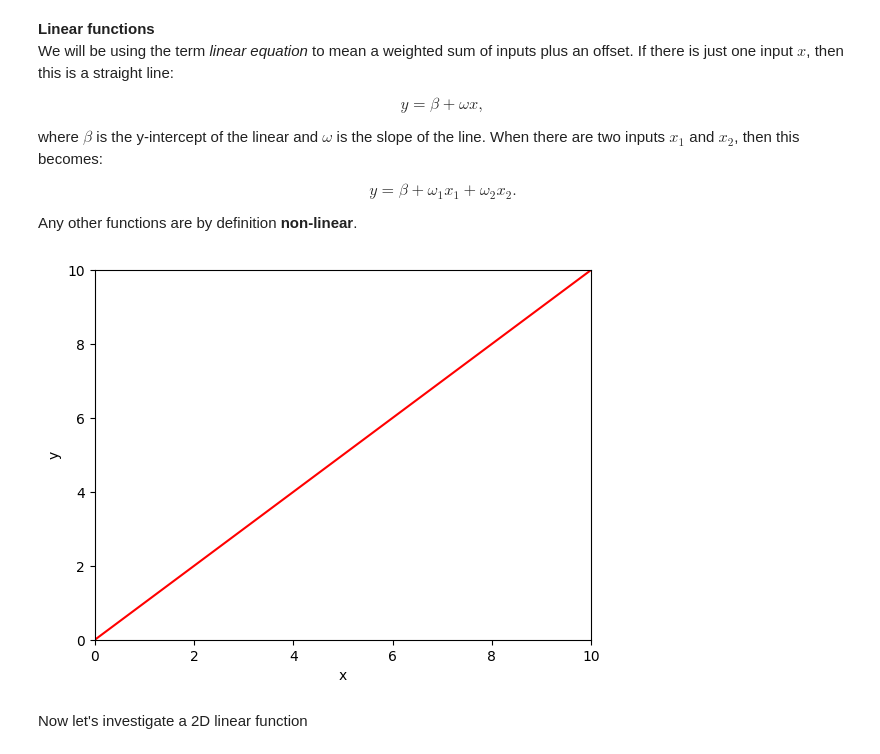
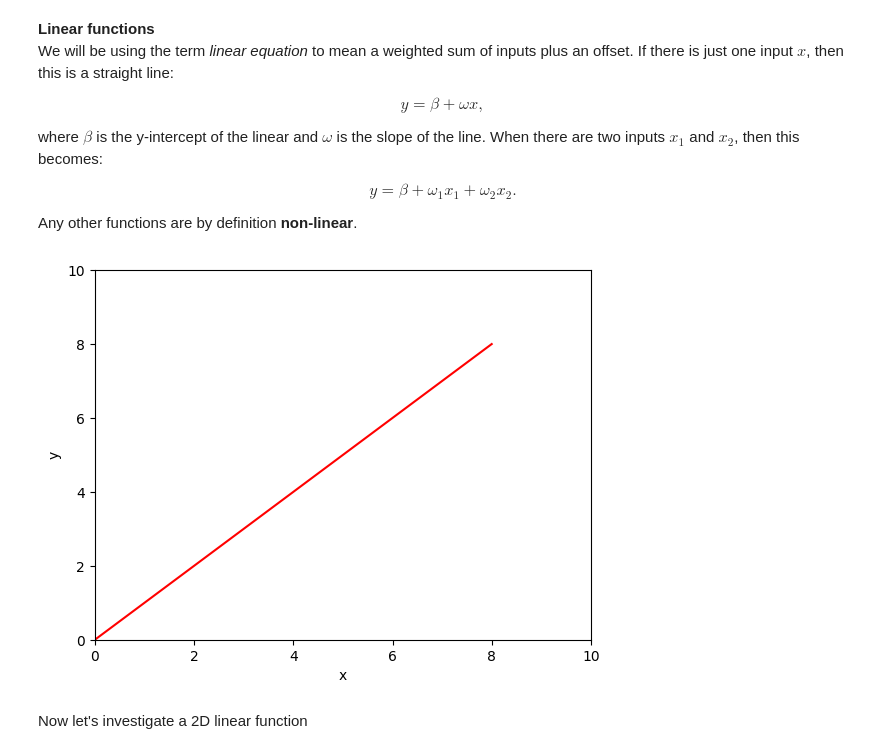
Before and after one commit to rknc0501/udlbook, a Jupyter notebook: Notebooks/Chap01/1_1_BackgroundMathematics.ipynb, the cells around one changed output. Drawn from its saved outputs; the diff is of its cells as text; code cells hidden in the pictures.

```diff
--- a/Notebooks/Chap01/1_1_BackgroundMathematics.ipynb
+++ b/Notebooks/Chap01/1_1_BackgroundMathematics.ipynb
@@ -34,26 +34,26 @@ def linear_function_1D(x,beta,omega):
 # %%
 # Plot the 1D linear function
 
 # Define an array of x values from 0 to 10 with increments of 0.01
 # https://numpy.org/doc/stable/reference/generated/numpy.arange.html
-x = np.arange(0.0,20.0, 0)
+x = np.arange(0.0,10.0, 2)
 # Compute y using the function you filled in above
 beta = 0.0; omega = 1.0
 
 y = linear_function_1D(x,beta,omega)
 
 # Plot this function
 fig, ax = plt.subplots()
 ax.plot(x,y,'r-')
 ax.set_ylim([0,10]);ax.set_xlim([0,10])
 ax.set_xlabel('x'); ax.set_ylabel('y')
 plt.show()
 
 # TODO -- experiment with changing the values of beta and omega
 # to understand what they do.  Try to make a line
 # that crosses the y-axis at y=10 and the x-axis at x=5
 # %% [output]
-[figure, old version]
+[figure, new version]
 # %% [markdown]
 Now let's investigate a 2D linear function
 # %%
```
Also changed, not shown: parts of 1 cell of this notebook.
